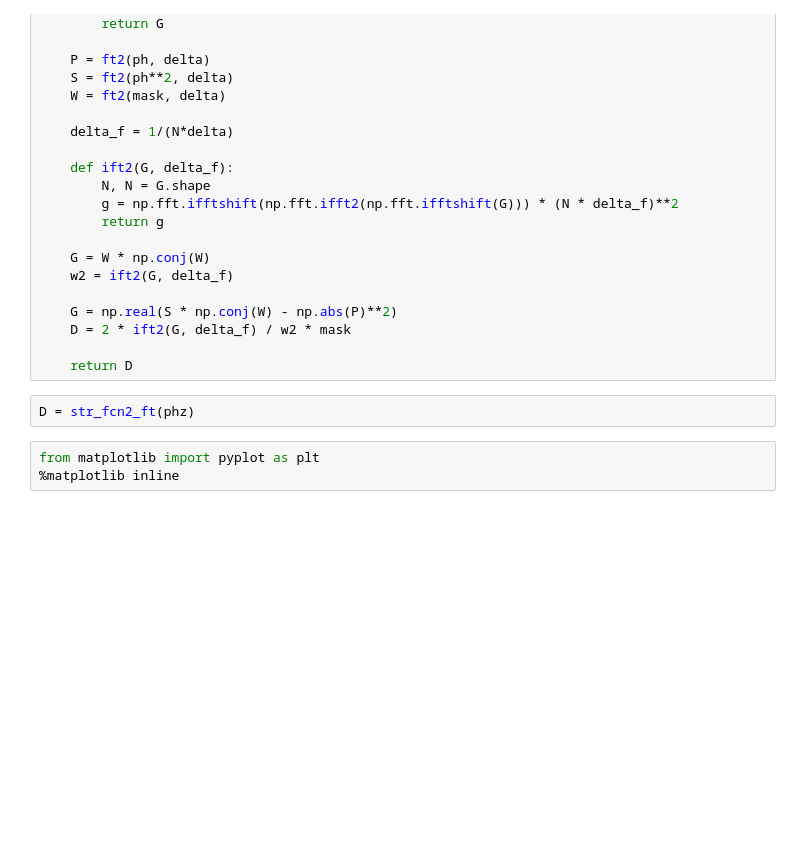
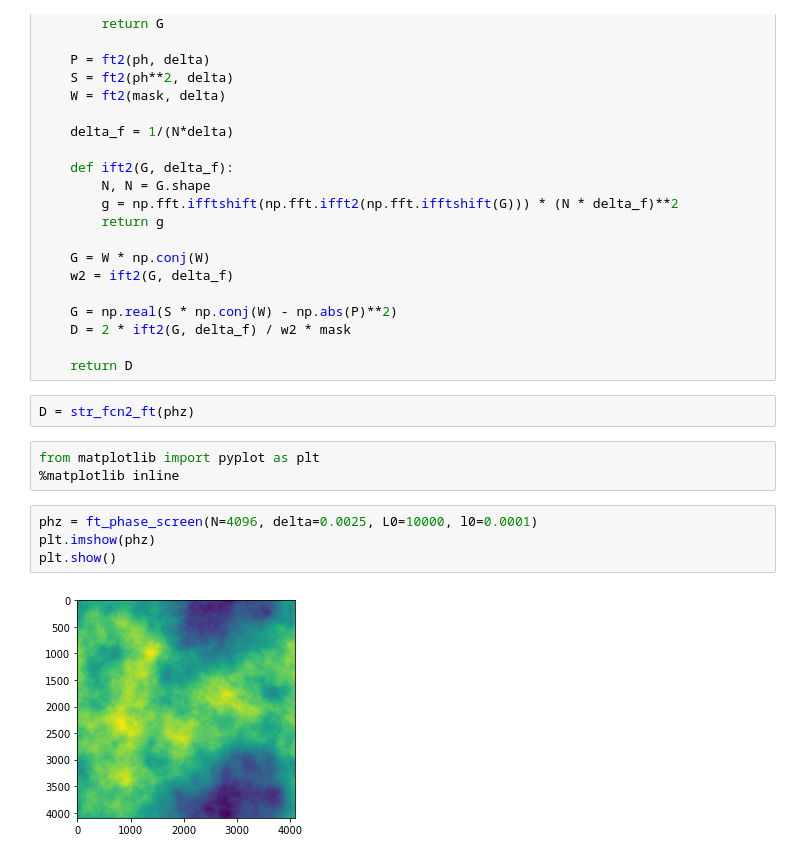
Before and after one commit to jamunozlab/turbulence, a Jupyter notebook: turbsim/turbsim.ipynb, the cells around one changed output. Drawn from its saved outputs; the diff is of its cells as text; blank space fills up the shorter version.

```diff
--- a/turbsim/turbsim.ipynb
+++ b/turbsim/turbsim.ipynb
@@ -103,3 +103,9 @@ D = str_fcn2_ft(phz)
 # %%
 from matplotlib import pyplot as plt
 %matplotlib inline
+# %%
+phz = ft_phase_screen(N=4096, delta=0.0025, L0=10000, l0=0.0001)
+plt.imshow(phz)
+plt.show()
+# %% [output]
+[figure, added]
```
Also changed, not shown: parts of 36 cells of this notebook, 2 other files.
